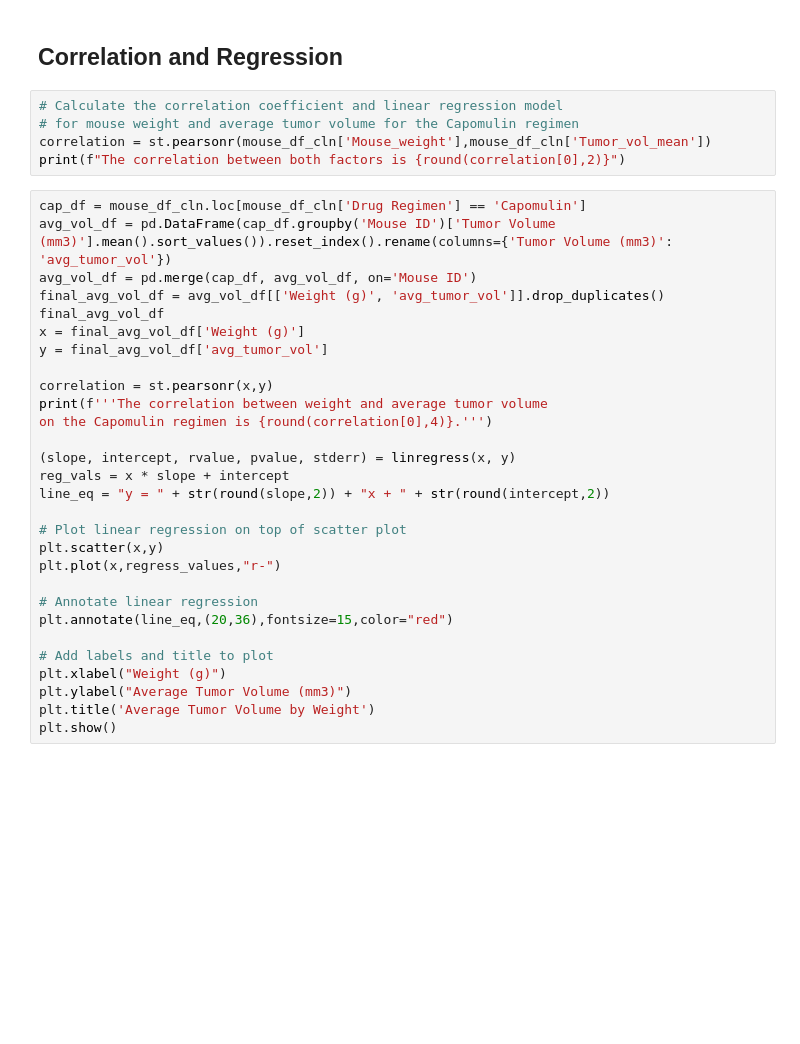
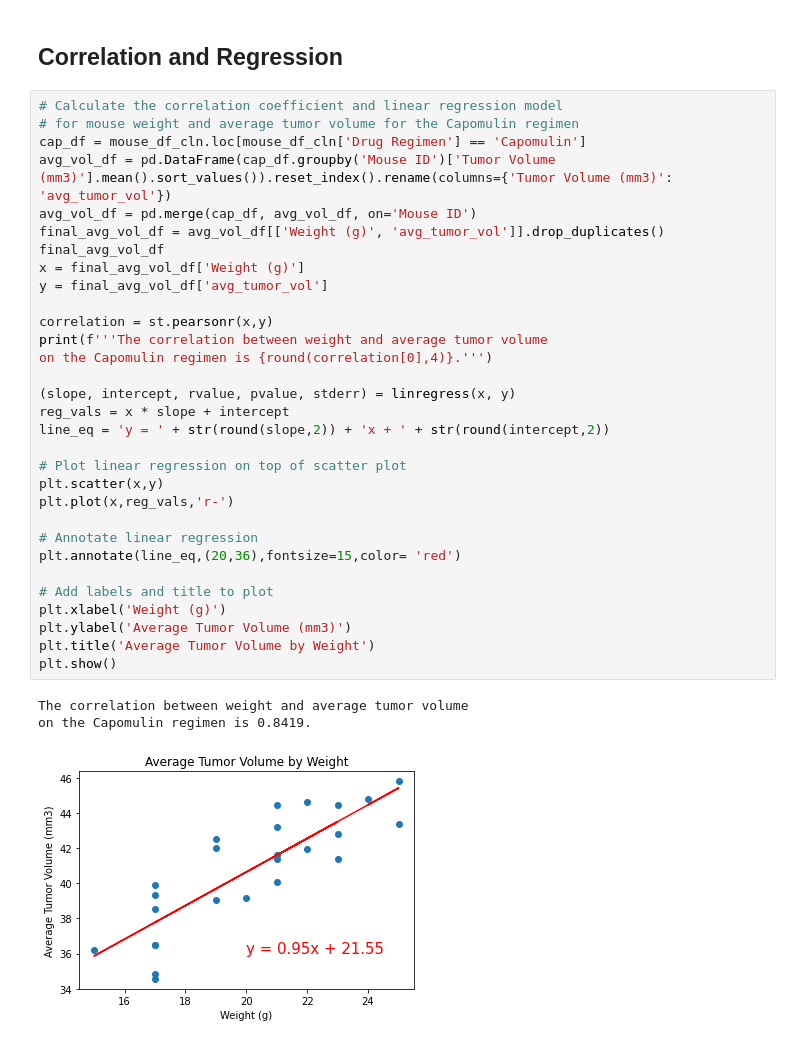
Before and after one commit to Glenn200/Matplotlib_Homework, a Jupyter notebook: pymaceuticals_starter.ipynb, the cells around one changed output. Cells and saved outputs as stored; diff of their text form; blank space fills up the shorter version.

```diff
--- a/pymaceuticals_starter.ipynb
+++ b/pymaceuticals_starter.ipynb
@@ -198,36 +329,37 @@ plt.show()
 # %% [markdown]
 ## Correlation and Regression
-# %%
-# Calculate the correlation coefficient and linear regression model
-# for mouse weight and average tumor volume for the Capomulin regimen
-correlation = st.pearsonr(mouse_df_cln['Mouse_weight'],mouse_df_cln['Tumor_vol_mean'])
-print(f"The correlation between both factors is {round(correlation[0],2)}")
 # %%
+# Calculate the correlation coefficient and linear regression model
+# for mouse weight and average tumor volume for the Capomulin regimen
 cap_df = mouse_df_cln.loc[mouse_df_cln['Drug Regimen'] == 'Capomulin']
 avg_vol_df = pd.DataFrame(cap_df.groupby('Mouse ID')['Tumor Volume (mm3)'].mean().sort_values()).reset_index().rename(columns={'Tumor Volume (mm3)': 'avg_tumor_vol'})
 avg_vol_df = pd.merge(cap_df, avg_vol_df, on='Mouse ID')
 final_avg_vol_df = avg_vol_df[['Weight (g)', 'avg_tumor_vol']].drop_duplicates()
 final_avg_vol_df
 x = final_avg_vol_df['Weight (g)']
 y = final_avg_vol_df['avg_tumor_vol']
 
 correlation = st.pearsonr(x,y)
 print(f'''The correlation between weight and average tumor volume
 on the Capomulin regimen is {round(correlation[0],4)}.''')
 
 (slope, intercept, rvalue, pvalue, stderr) = linregress(x, y)
 reg_vals = x * slope + intercept
-line_eq = "y = " + str(round(slope,2)) + "x + " + str(round(intercept,2))
+line_eq = 'y = ' + str(round(slope,2)) + 'x + ' + str(round(intercept,2))
 
 # Plot linear regression on top of scatter plot
 plt.scatter(x,y)
-plt.plot(x,regress_values,"r-")
+plt.plot(x,reg_vals,'r-')
 
 # Annotate linear regression
-plt.annotate(line_eq,(20,36),fontsize=15,color="red")
+plt.annotate(line_eq,(20,36),fontsize=15,color= 'red')
 
 # Add labels and title to plot
-plt.xlabel("Weight (g)")
-plt.ylabel("Average Tumor Volume (mm3)")
+plt.xlabel('Weight (g)')
+plt.ylabel('Average Tumor Volume (mm3)')
 plt.title('Average Tumor Volume by Weight')
 plt.show()
+# %% [output]
+The correlation between weight and average tumor volume
+on the Capomulin regimen is 0.8419.
+[figure, added]
```
Also changed, not shown: parts of 19 cells of this notebook.
